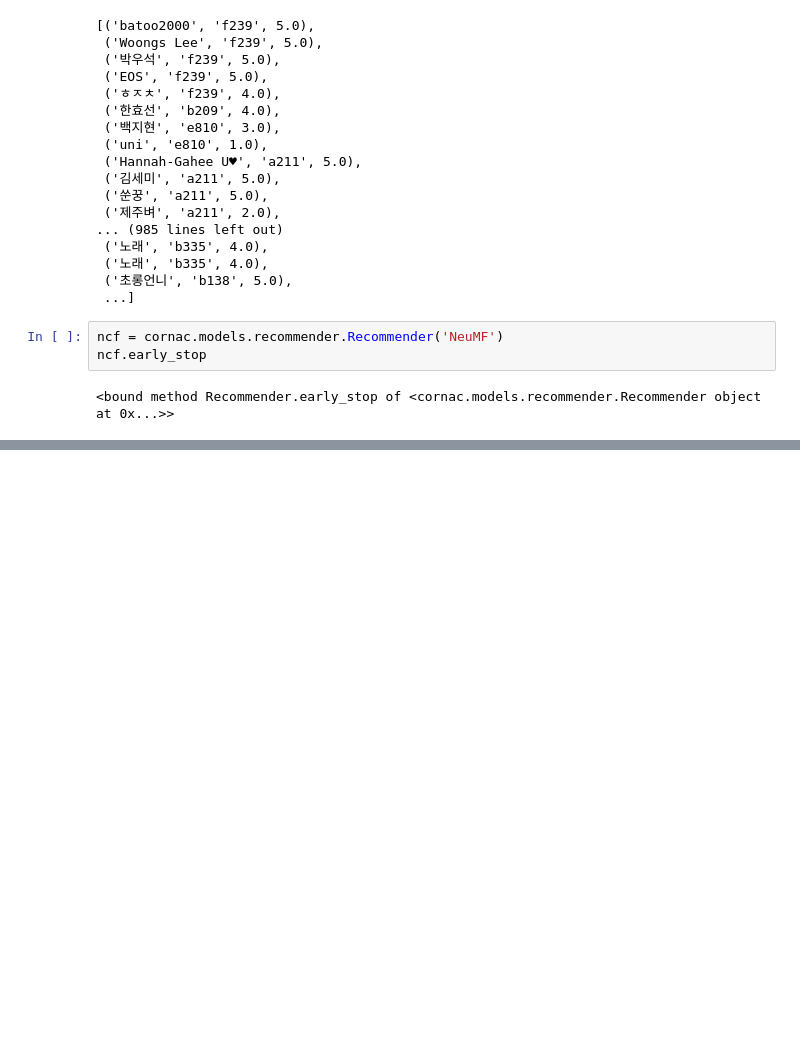
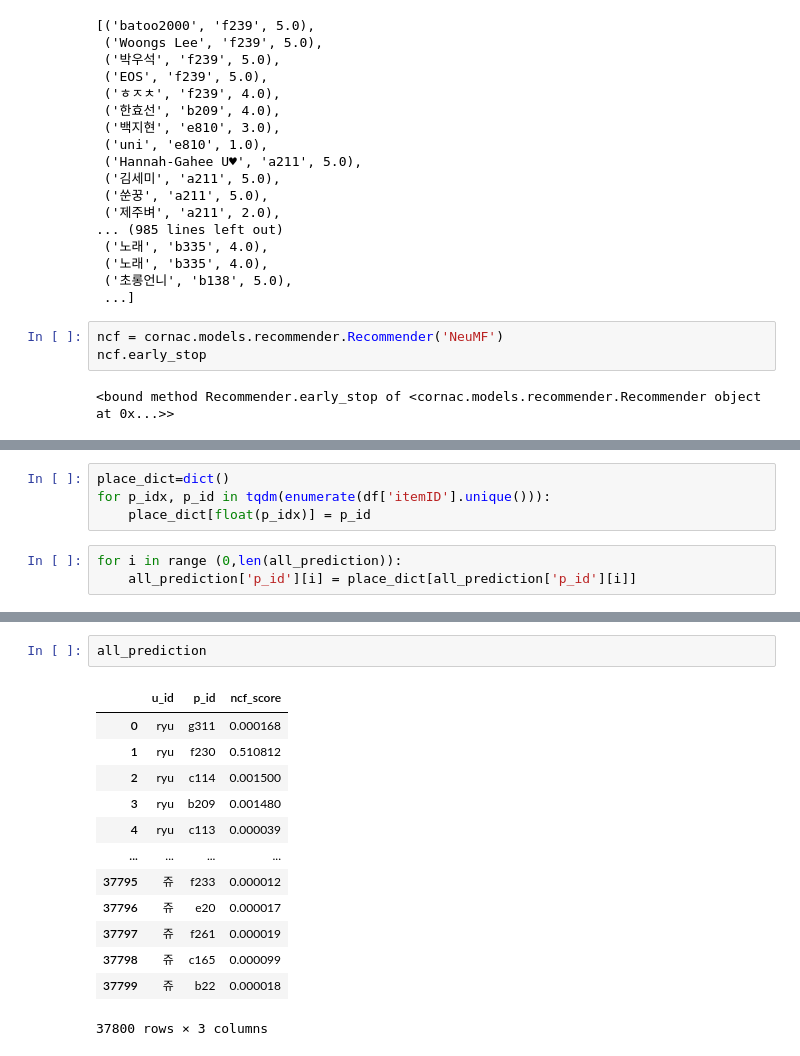
Before and after one commit to DAC-KHUPID/seoul-date-course-recommendation, a Jupyter notebook: source/Go/code/6.Go_NCF.ipynb, the cells around one changed output, grey strips where cells are left out. Cells and saved outputs as stored; diff of their text form; blank space fills up the shorter version.

```diff
--- a/source/Go/code/6.Go_NCF.ipynb
+++ b/source/Go/code/6.Go_NCF.ipynb
@@ -143,0 +232,7 @@ len(neumf.score(0))
+# %%
+place_dict=dict()
+for p_idx, p_id in tqdm(enumerate(df['itemID'].unique())):
+    place_dict[float(p_idx)] = p_id
+# %%
+for i in range (0,len(all_prediction)):
+    all_prediction['p_id'][i] = place_dict[all_prediction['p_id'][i]]
@@ -143,0 +248,16 @@ len(neumf.score(0))
+# %%
+all_prediction
+# %% [output]
+|  | u_id | p_id | ncf_score |
+| 0 | ryu | g311 | 0.000168 |
+| 1 | ryu | f230 | 0.510812 |
+| 2 | ryu | c114 | 0.001500 |
+| 3 | ryu | b209 | 0.001480 |
+| 4 | ryu | c113 | 0.000039 |
+| ... | ... | ... | ... |
+| 37795 | 쥬 | f233 | 0.000012 |
+| 37796 | 쥬 | e20 | 0.000017 |
+| 37797 | 쥬 | f261 | 0.000019 |
+| 37798 | 쥬 | c165 | 0.000099 |
+| 37799 | 쥬 | b22 | 0.000018 |
+37800 rows × 3 columns
```
Also changed, not shown: parts of 12 cells of this notebook, 7 other files.
